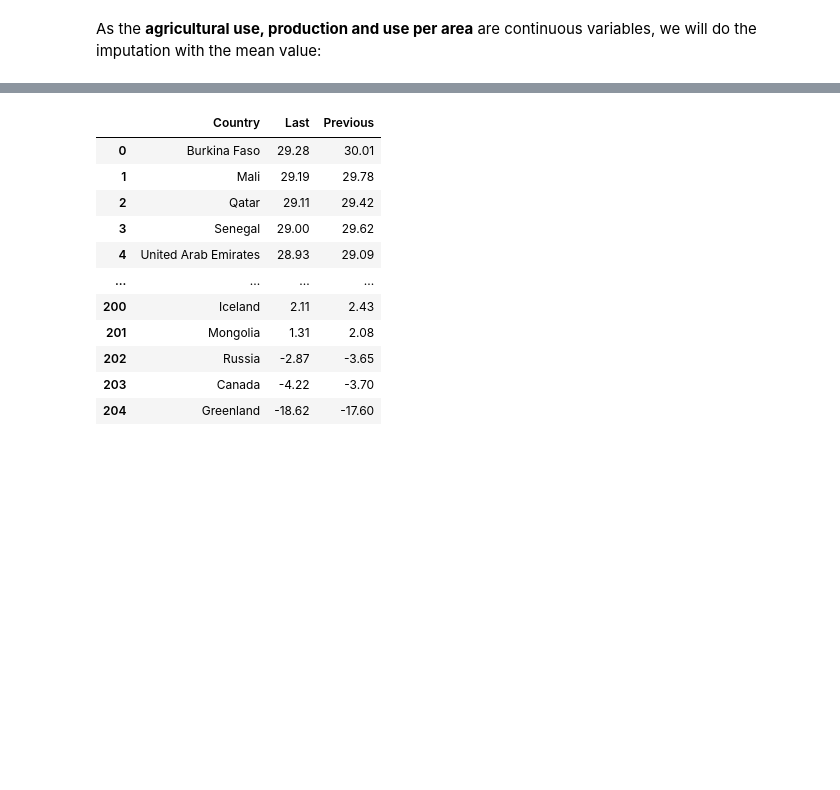
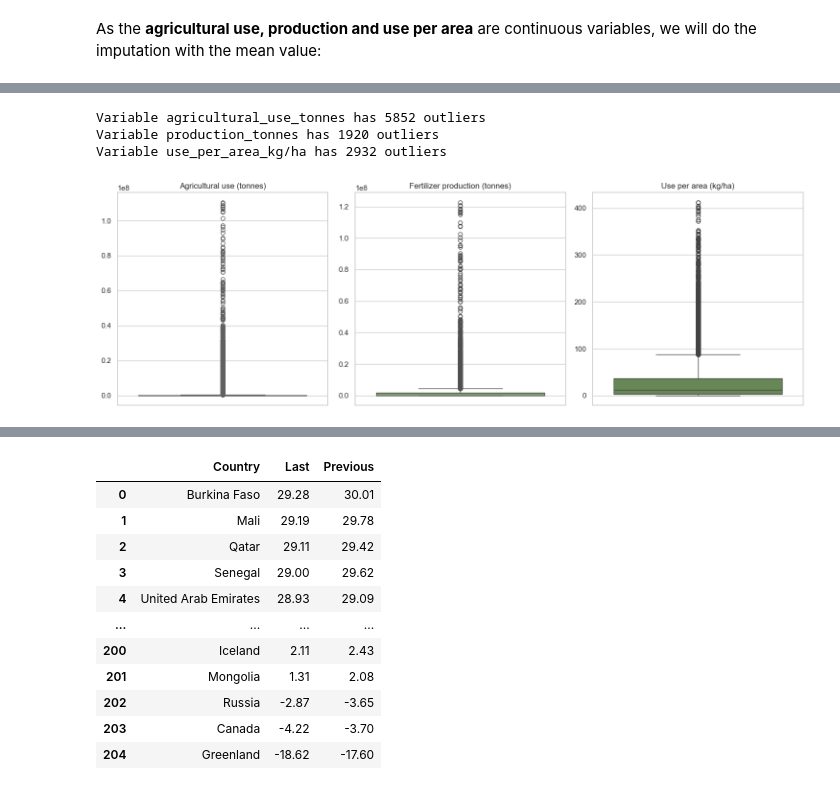
Before and after one commit to CrisDAndres/proyecto_agrotech, a Jupyter notebook: preprocessing.ipynb, the cells around one changed output, grey strips where cells are left out. Drawn from its saved outputs; the diff is of its cells as text; code cells hidden in the pictures; blank space fills up the shorter version.

```diff
--- a/preprocessing.ipynb
+++ b/preprocessing.ipynb
@@ -28,3 +35,6 @@ import seaborn as sns
 import plotly_express as px
 from plotly.subplots import make_subplots
 import plotly.graph_objects as go
+# %%
+# define color palette
+agro = ['#b2cb91','#9bc27e','#7fa465','#668f4f','#4e6f43','#59533e','#bf9000','#ffd966','#ffe599']
@@ -413,8 +563,8 @@ delete_elements = ['Import Quantity', 'Export Quantity', 'Use per capita','Use p
 fert = fert[~fert['Element'].isin(delete_elements)]
 # Change the name to Elements type
 fert['Element'] = fert['Element'].replace('Production', 'production_tonnes')
-fert['Element'] = fert['Element'].replace('Agricultural Use', 'agricultural use_tonnes')
-fert['Element'] = fert['Element'].replace('Use per area of cropland', 'use per area_kg/ha')
+fert['Element'] = fert['Element'].replace('Agricultural Use', 'agricultural_use_tonnes')
+fert['Element'] = fert['Element'].replace('Use per area of cropland', 'use_per_area_kg/ha')
 # %%
 # create new filtered df
 fert_filtered = fert[['Area','Item','Element','Year','Value']].copy()
@@ -488,0 +655,3 @@ dtype: float64
+# %%
+# convert year variable to object type, because it's a discrete variable
+fert_filtered['Year'] = fert_filtered['Year'].astype(object)
@@ -488,0 +666,49 @@ dtype: float64
+# %%
+# visualise outliers: This function prints the outliers for each column.
+
+def outliers (df):
+    for columns in df:
+        if df[columns].dtype in ['int64', 'float64']:
+
+            Q1 = df[columns].quantile(0.25)
+            Q3 = df[columns].quantile(0.75)
+            IQR = Q3 - Q1
+            outlierLeft = Q1-(1.5*IQR)
+            outlierRight = Q3+(1.5*IQR)
+            outliers = df[columns][(df[columns] < outlierLeft) | (df[columns] > outlierRight)]
+            print("Variable " + columns + " has " + str(len(outliers)) + " outliers")
+
+
+outliers(fert_filtered)
+# %% [output]
+Variable agricultural_use_tonnes has 5852 outliers
+Variable production_tonnes has 1920 outliers
+Variable use_per_area_kg/ha has 2932 outliers
+# %%
+# Create boxplot
+fert_var1 = fert_filtered['agricultural_use_tonnes']
+fert_var2 = fert_filtered['production_tonnes']
+fert_var3 = fert_filtered['use_per_area_kg/ha']
+
+# Create subplots
+fig, axes = plt.subplots(nrows=1, ncols=3,figsize=(15, 5))
+
+fig = sns.boxplot(y=fert_var1, data=df, ax=axes[0], color = agro[1])
+axes[0].set_title('Agricultural use (tonnes)')
+axes[0].set_ylabel('')
+
+fig = sns.boxplot(y=fert_var2, data=df, ax=axes[1], color = agro[2])
+axes[1].set_title('Fertilizer production (tonnes)')
+axes[1].set_ylabel('')
+
+fig = sns.boxplot(y=fert_var3, data=df, ax=axes[2], color = agro[3])
+axes[2].set_title('Use per area (kg/ha)')
+axes[2].set_ylabel('')
+
+# Adjust the design
+plt.tight_layout()
+
+# Show
+plt.show()
+# %% [output]
+[figure, added]
```
Also changed, not shown: parts of 60 cells of this notebook.
